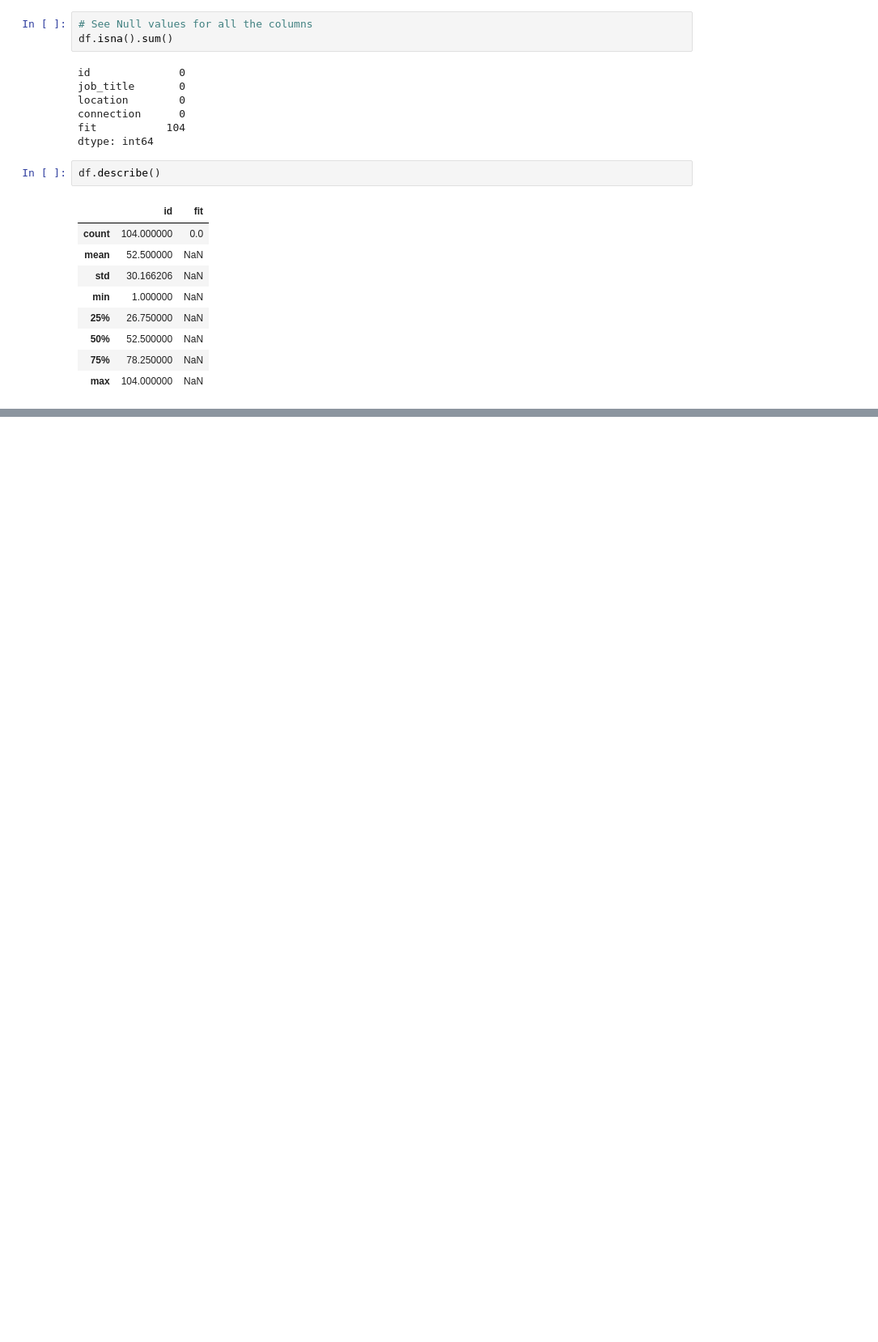
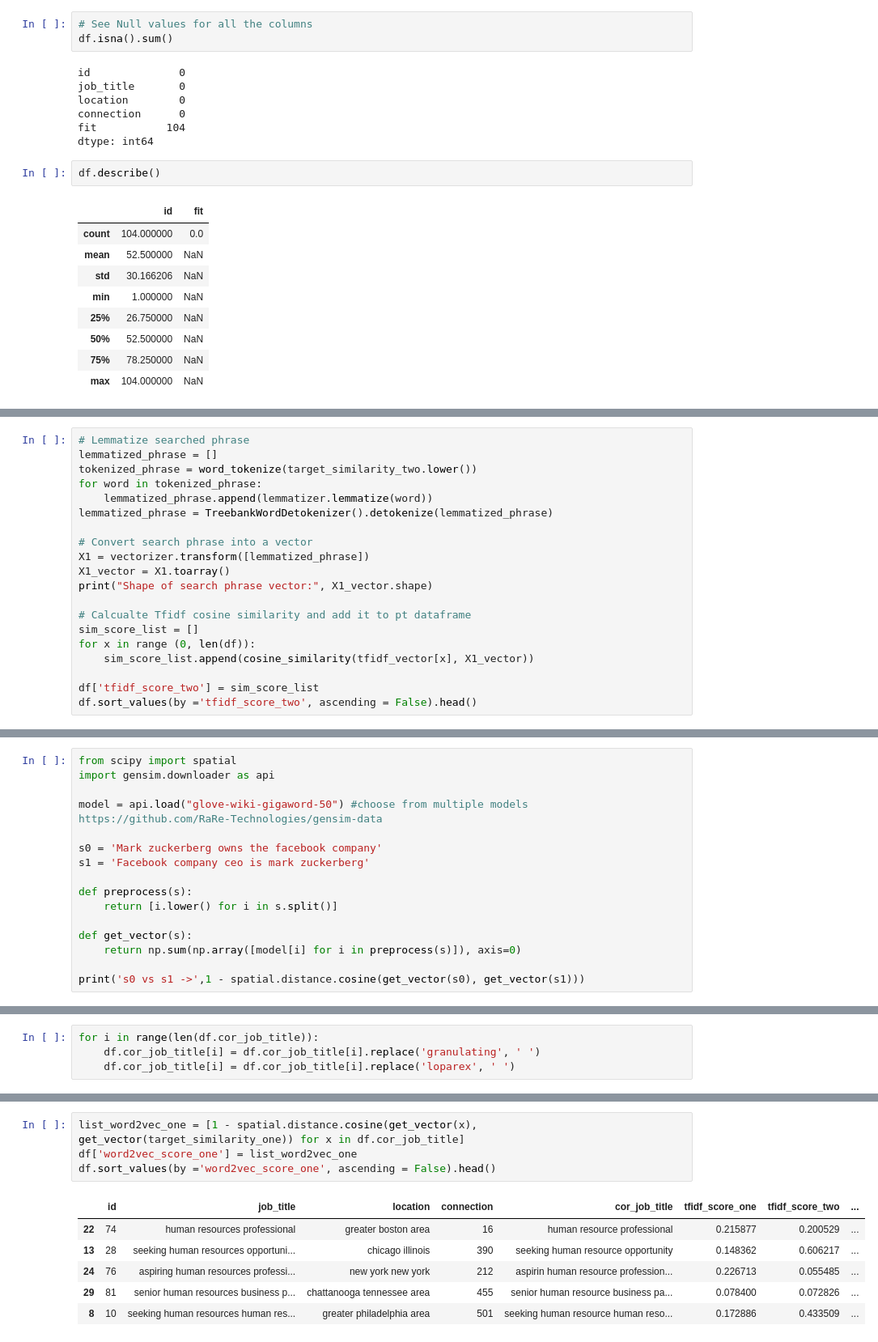
Before and after one commit to alkhonain/Potential-Talents, a Jupyter notebook: notebook.ipynb, the cells around one changed output, grey strips where cells are left out. Shown at 81% size. Drawn from its saved outputs; the diff is of its cells as text; blank space fills up the shorter version.

```diff
--- a/notebook.ipynb
+++ b/notebook.ipynb
@@ -108,0 +410,20 @@ df.describe()
+# %%
+# Lemmatize searched phrase
+lemmatized_phrase = []
+tokenized_phrase = word_tokenize(target_similarity_two.lower())
+for word in tokenized_phrase:
+    lemmatized_phrase.append(lemmatizer.lemmatize(word))
+lemmatized_phrase = TreebankWordDetokenizer().detokenize(lemmatized_phrase)
+
+# Convert search phrase into a vector
+X1 = vectorizer.transform([lemmatized_phrase])
+X1_vector = X1.toarray()
+print("Shape of search phrase vector:", X1_vector.shape)
+
+# Calcualte Tfidf cosine similarity and add it to pt dataframe
+sim_score_list = []
+for x in range (0, len(df)):
+    sim_score_list.append(cosine_similarity(tfidf_vector[x], X1_vector))
+
+df['tfidf_score_two'] = sim_score_list
+df.sort_values(by ='tfidf_score_two', ascending = False).head()
@@ -108,0 +444,16 @@ df.describe()
+# %%
+from scipy import spatial
+import gensim.downloader as api
+
+model = api.load("glove-wiki-gigaword-50") #choose from multiple models https://github.com/RaRe-Technologies/gensim-data
+
+s0 = 'Mark zuckerberg owns the facebook company'
+s1 = 'Facebook company ceo is mark zuckerberg'
+
+def preprocess(s):
+    return [i.lower() for i in s.split()]
+
+def get_vector(s):
+    return np.sum(np.array([model[i] for i in preprocess(s)]), axis=0)
+
+print('s0 vs s1 ->',1 - spatial.distance.cosine(get_vector(s0), get_vector(s1)))
@@ -108,0 +462,4 @@ df.describe()
+# %%
+for i in range(len(df.cor_job_title)):
+    df.cor_job_title[i] = df.cor_job_title[i].replace('granulating', ' ')
+    df.cor_job_title[i] = df.cor_job_title[i].replace('loparex', ' ')
@@ -108,0 +475,11 @@ df.describe()
+# %%
+list_word2vec_one = [1 - spatial.distance.cosine(get_vector(x), get_vector(target_similarity_one)) for x in df.cor_job_title]
+df['word2vec_score_one'] = list_word2vec_one
+df.sort_values(by ='word2vec_score_one', ascending = False).head()
+# %% [output]
+|  | id | job_title | location | connection | cor_job_title | tfidf_score_one | tfidf_score_two | ... |
+| 22 | 74 | human resources professional | greater boston area | 16 | human resource professional | 0.215877 | 0.200529 | ... |
+| 13 | 28 | seeking human resources opportuni... | chicago illinois | 390 | seeking human resource opportunity | 0.148362 | 0.606217 | ... |
+| 24 | 76 | aspiring human resources professi... | new york new york | 212 | aspirin human resource profession... | 0.226713 | 0.055485 | ... |
+| 29 | 81 | senior human resources business p... | chattanooga tennessee area | 455 | senior human resource business pa... | 0.078400 | 0.072826 | ... |
+| 8 | 10 | seeking human resources human res... | greater philadelphia area | 501 | seeking human resource human reso... | 0.172886 | 0.433509 | ... |
```
Also changed, not shown: parts of 50 cells of this notebook, 1 other file.
